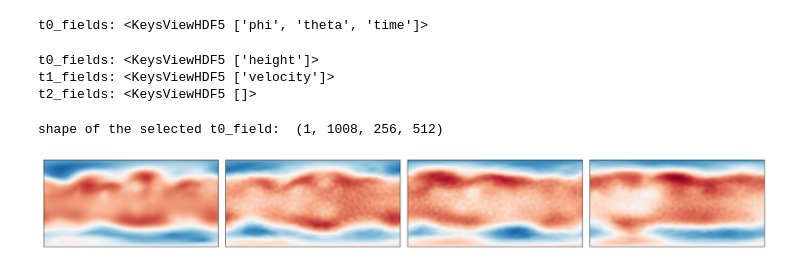
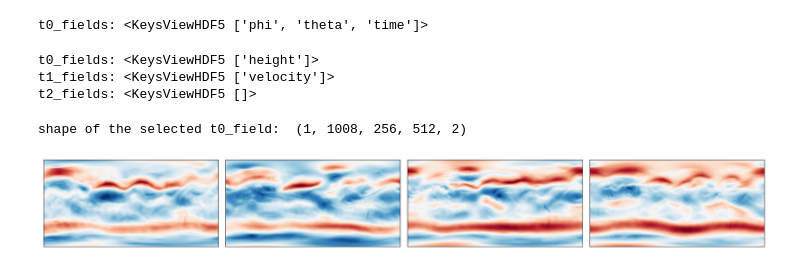
Before and after one commit to PolymathicAI/the_well, a Jupyter notebook: datasets/planetswe/visualization_planetswe.ipynb, the cells around one changed output. Drawn from its saved outputs; the diff is of its cells as text; code cells hidden in the pictures.

```diff
--- a/datasets/planetswe/visualization_planetswe.ipynb
+++ b/datasets/planetswe/visualization_planetswe.ipynb
@@ -50,33 +50,33 @@ t2_fields: <KeysViewHDF5 []>
 #The data is of shape (n_trajectories, n_timesteps, x, y)
 #Get the first t0_field and save it as a numpy array
 with h5py.File(p,'r') as f:
-    density = f['t0_fields']['height'][:] #HDF5 datasets can be sliced like a numpy array
-    print(f'shape of the selected t0_field: ', density.shape)
+    velocity = f['t1_fields']['velocity'][:] #HDF5 datasets can be sliced like a numpy array
+    print(f'shape of the selected t0_field: ', velocity.shape)
 
     #you can directly slice the selected field without reading the whole dataset by doing:
     #traj = 0 #select the trajectory
     # field = f['t0_fields']['concentration'][traj, :]
 # %% [output]
-shape of the selected t0_field:  (1, 1008, 256, 512)
+shape of the selected t0_field:  (1, 1008, 256, 512, 2)
 # %%
 traj = 0 #select the trajectory
-traj_toplot = density[traj]
+traj_toplot = velocity[traj,:,:,:,0]
 #field is now of shape (n_timesteps, x, y). Let's do a subplot to plot it at t= 0, t= T/3, t= 2T/3 and t= T:
 fig, axs = plt.subplots(1, 4, figsize=(20,5))
 T = traj_toplot.shape[0]
 #fix colorbar for all subplots:
 vmin = np.min(traj_toplot)
 vmax = np.max(traj_toplot)
 norm = plt.Normalize(vmin=vmin, vmax=vmax)
 
 for i, t in enumerate([0, T//3, (2*T)//3, T-1]):
-    axs[i].imshow(traj_toplot[t], cmap='RdBu_r',norm=norm)
+    axs[i].imshow(traj_toplot[t], cmap='RdBu_r')#,norm=norm)
     #axs[i].set_title(f't={t}')
     axs[i].set_xticks([])
     axs[i].set_yticks([])
 plt.tight_layout()
 # %% [output]
-[figure, old version]
+[figure, new version]
 # %%
 #save figure without axes and titles:
 
```
Also changed, not shown: parts of 1 cell of this notebook, 14 other files.
